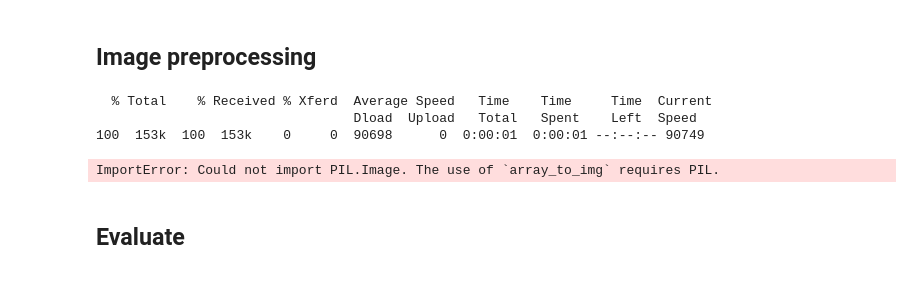
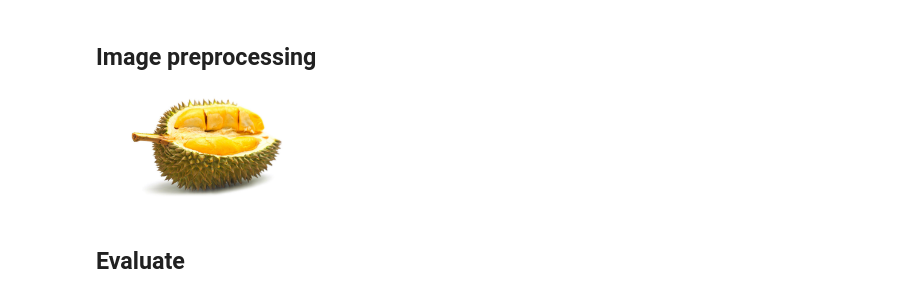
Before and after one commit to lisaong/laughing-meme, a Jupyter notebook: dockerfiles/tensorflow/resnet50.ipynb, the cells around one changed output. Cells and saved outputs as stored; diff of their text form; code cells hidden in the pictures.

```diff
--- a/dockerfiles/tensorflow/resnet50.ipynb
+++ b/dockerfiles/tensorflow/resnet50.ipynb
@@ -22,17 +20,16 @@ Downloading data from https://github.com/fchollet/deep-learning-models/releases/
 # %% [markdown]
 ## Image preprocessing
 # %%
-!curl -o durian.jpg -L 'http://www.durianislands.com/wp-content/uploads/2016/06/Durian.jpg'
-
 x = load_img('durian.jpg', target_size=(224, 224))
 x = img_to_array(x)
 x = np.expand_dims(x, axis=0)
-x = preprocess_input(x)
+x = imagenet_utils.preprocess_input(x)
+
+from PIL import Image
+from IPython import display
+display.Image('durian.jpg', width=224)
 # %% [output]
-  % Total    % Received % Xferd  Average Speed   Time    Time     Time  Current
-                                 Dload  Upload   Total   Spent    Left  Speed
-100  153k  100  153k    0     0  90698      0  0:00:01  0:00:01 --:--:-- 90749
-ImportError: Could not import PIL.Image. The use of `array_to_img` requires PIL.
+[figure, added]
 # %% [markdown]
 ## Evaluate
 # %%
```
Also changed, not shown: parts of 2 cells of this notebook.
